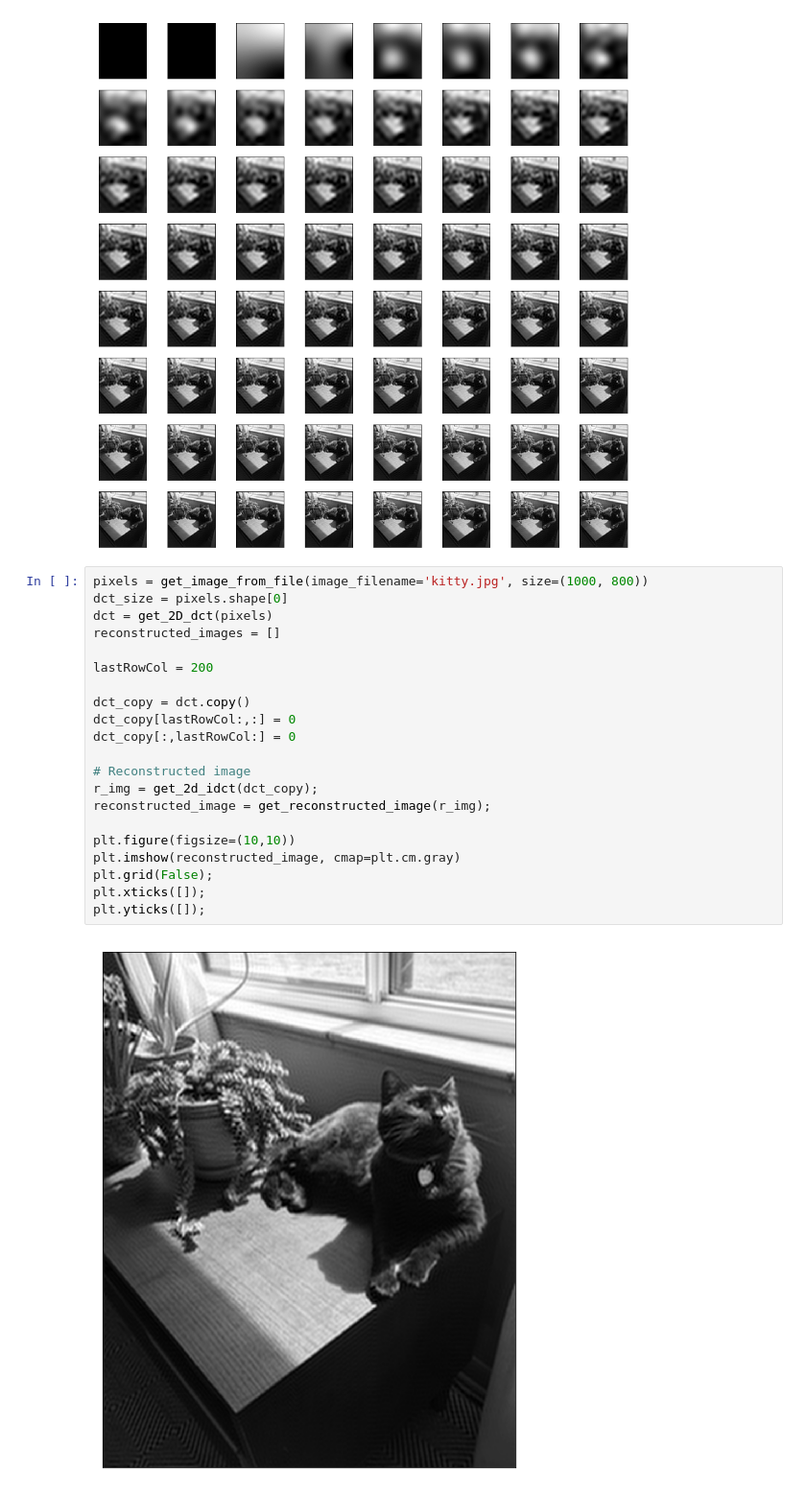
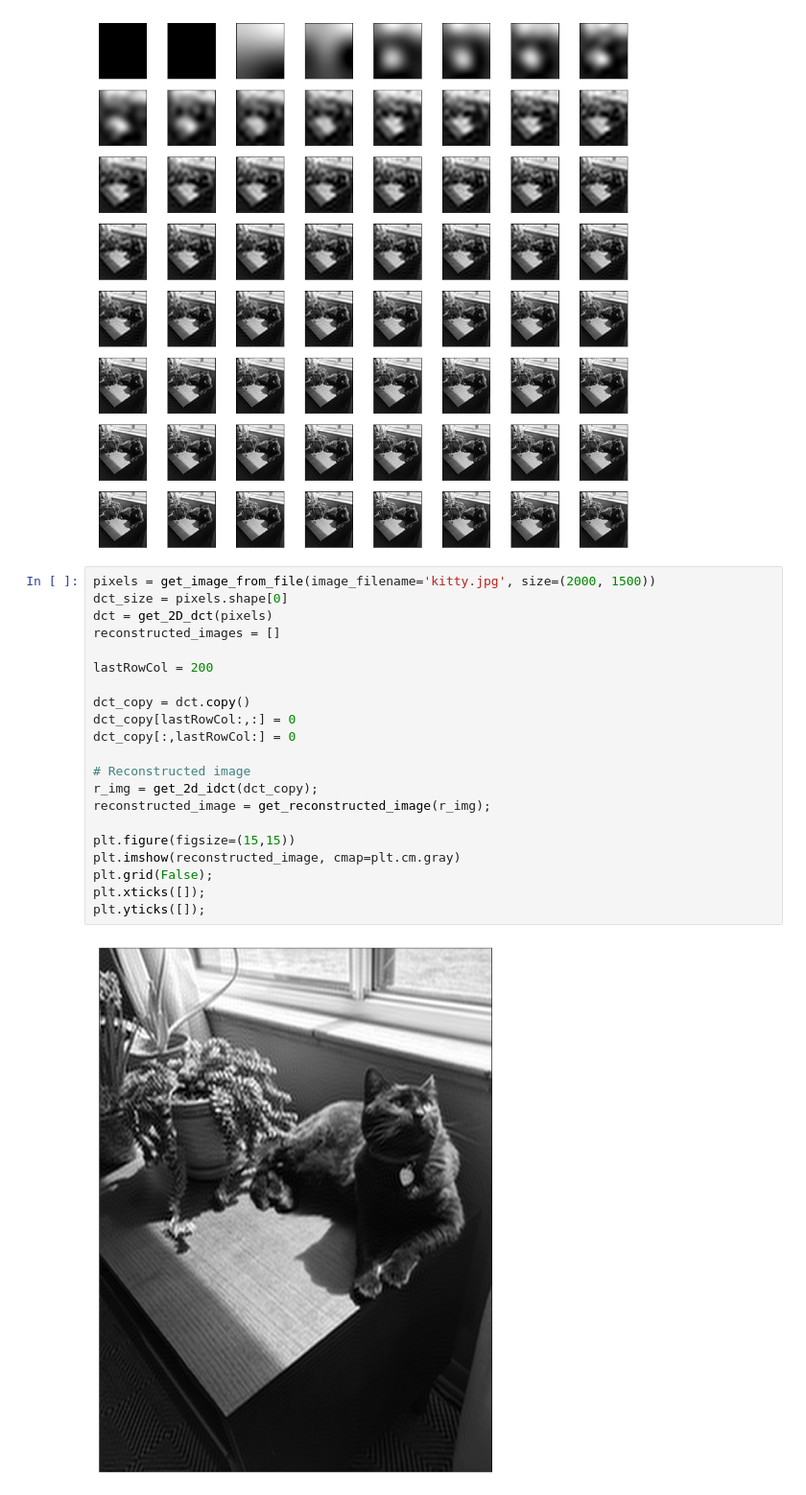
Before and after one commit to bradleypmartin/LinearAlgebraGeekout190405, a Jupyter notebook: Image compression.ipynb, the cells around one changed output. Shown at 96% size. Cells and saved outputs as stored; diff of their text form.

```diff
--- a/Image compression.ipynb
+++ b/Image compression.ipynb
@@ -78,25 +78,25 @@ for ii in range(64):
 # %% [output]
 [figure]
 # %%
-pixels = get_image_from_file(image_filename='kitty.jpg', size=(1000, 800))
+pixels = get_image_from_file(image_filename='kitty.jpg', size=(2000, 1500))
 dct_size = pixels.shape[0]
 dct = get_2D_dct(pixels)
 reconstructed_images = []
 
 lastRowCol = 200
 
 dct_copy = dct.copy()
 dct_copy[lastRowCol:,:] = 0
 dct_copy[:,lastRowCol:] = 0
 
 # Reconstructed image
 r_img = get_2d_idct(dct_copy);
 reconstructed_image = get_reconstructed_image(r_img);
 
-plt.figure(figsize=(10,10))
+plt.figure(figsize=(15,15))
 plt.imshow(reconstructed_image, cmap=plt.cm.gray)
 plt.grid(False);
 plt.xticks([]);
 plt.yticks([]);
 # %% [output]
-[figure, old version]
+[figure, new version]
```
